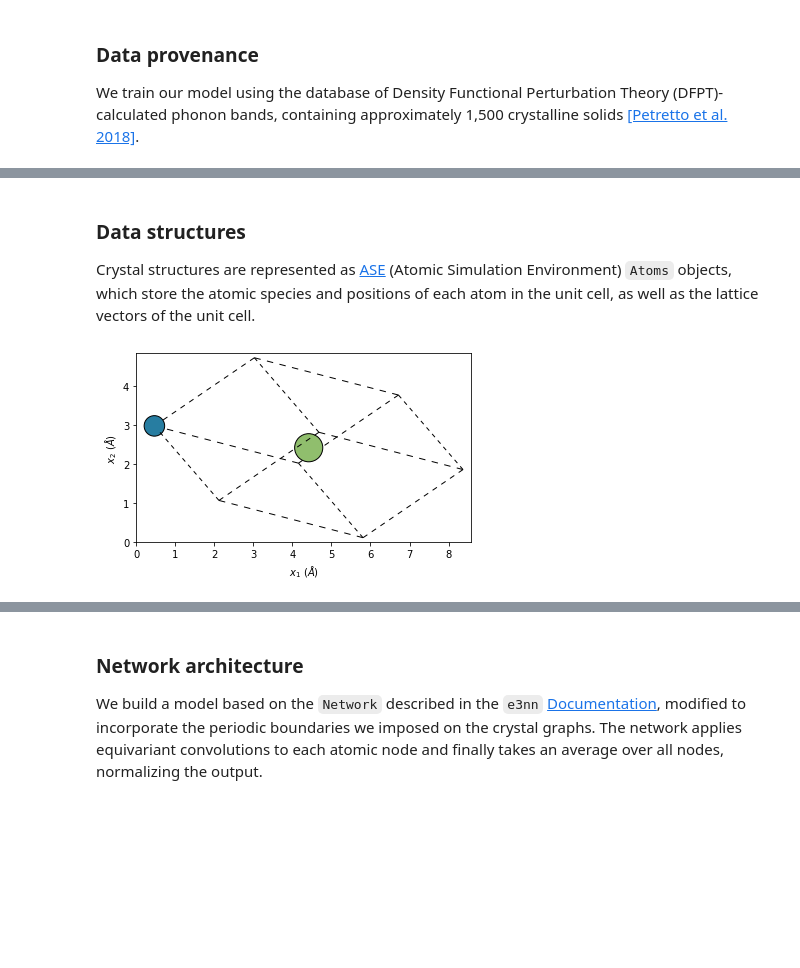
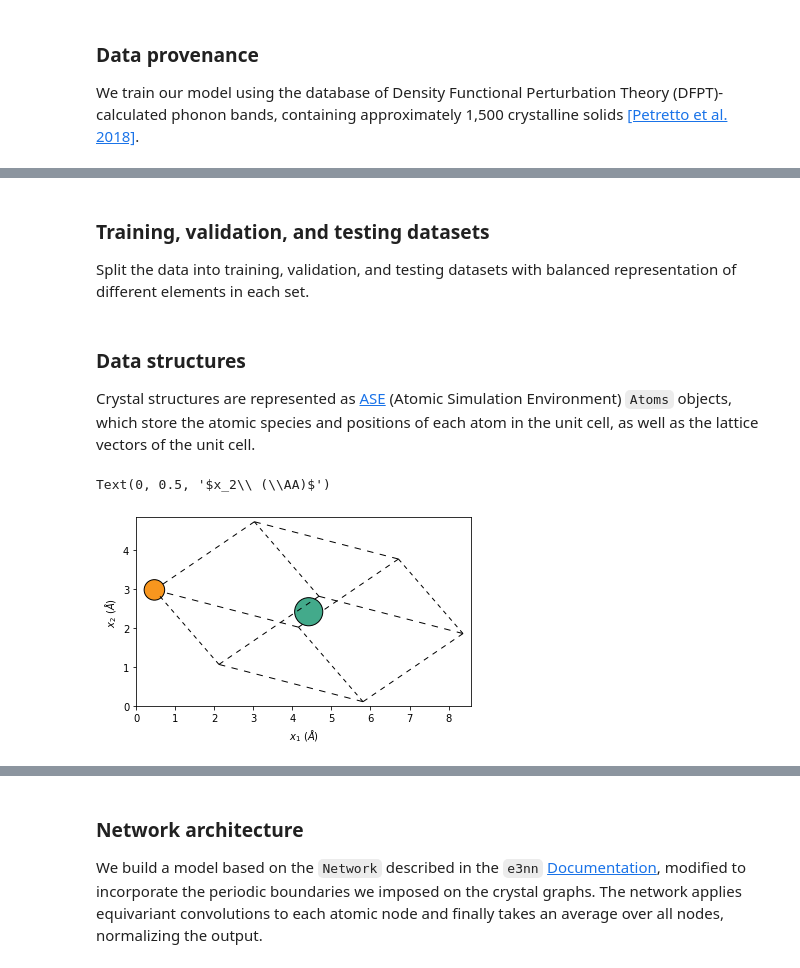
Before and after one commit to RyotaroOKabe/phonon_prediction, a Jupyter notebook: VVN.ipynb, the cells around one changed output, grey strips where cells are left out. Saved outputs shown, nothing was run; the diff lists cells and outputs as text; code cells hidden in the pictures; blank space fills up the shorter version.

```diff
--- a/VVN.ipynb
+++ b/VVN.ipynb
@@ -43,15 +32,8 @@ sub = str.maketrans("0123456789", "₀₁₂₃₄₅₆₇₈₉")
 # %%
-##########################
-
-# Parameters (ToDo: move some parameters to the section of GNN model set up)
-
-##########################
-
 run_name = time.strftime('%y%m%d-%H%M%S', time.localtime())
-# run_name = '221028-172544'
 model_dir = './models'
 data_dir = './data'
-raw_dir = './data/DFPT_band_structure'
+raw_dir = './data/phonon'
 data_file = 'DFPT_band_structure.pkl'
 
 print('torch device: ', device)
@@ -211,0 +196,3 @@ edge_src:  (844
+# %% [markdown]
+### Training, validation, and testing datasets
+Split the data into training, validation, and testing datasets with balanced representation of different elements in each set.
@@ -213,33 +217,20 @@ edge_src:  (844
 ### Data structures
 Crystal structures are represented as [ASE](https://wiki.fysik.dtu.dk/ase/ase/atoms.html?highlight=atoms#the-atoms-object) (Atomic Simulation Environment) `Atoms` objects, which store the atomic species and positions of each atom in the unit cell, as well as the lattice vectors of the unit cell.
 # %%
-# plot an example structure
-
-##########################
-
-# Visualize the structures
-# (DFPT, Kyoto)
-
-##########################
-
-palette = ['#90BE6D', '#277DA1', '#F8961E', '#F94144']
-datasets = ['train', 'valid', 'test']
-colors = dict(zip(datasets, palette[:-1]))
+datasets = ['g', 'y', 'r']
+colors = dict(zip(datasets, palette))
 cmap = mpl.colors.LinearSegmentedColormap.from_list('cmap', [palette[k] for k in [0,2,1]])
-
 i = 16 # structure index in dataframe
-
 struct = data.iloc[i]['structure']
 symbols = np.unique(list(struct.symbols))
 z = dict(zip(symbols, range(len(symbols))))
-
 fig, ax = plt.subplots(figsize=(6,5))
 norm = plt.Normalize(vmin=0, vmax=len(symbols)-1)
 color = [mpl.colors.to_hex(k) for k in cmap(norm([z[j] for j in list(struct.symbols)]))]
 plot_atoms(struct, ax, radii=0.25, colors=color, rotation=('30x,30y,0z'))
-
 ax.set_xlabel(r'$x_1\ (\AA)$')
-ax.set_ylabel(r'$x_2\ (\AA)$');
+ax.set_ylabel(r'$x_2\ (\AA)$')
 # %% [output]
+Text(0, 0.5, '$x_2\\ (\\AA)$')
-[figure, old version]
+[figure, new version]
 # %%
```
Also changed, not shown: parts of 35 cells of this notebook, 13 other files.
